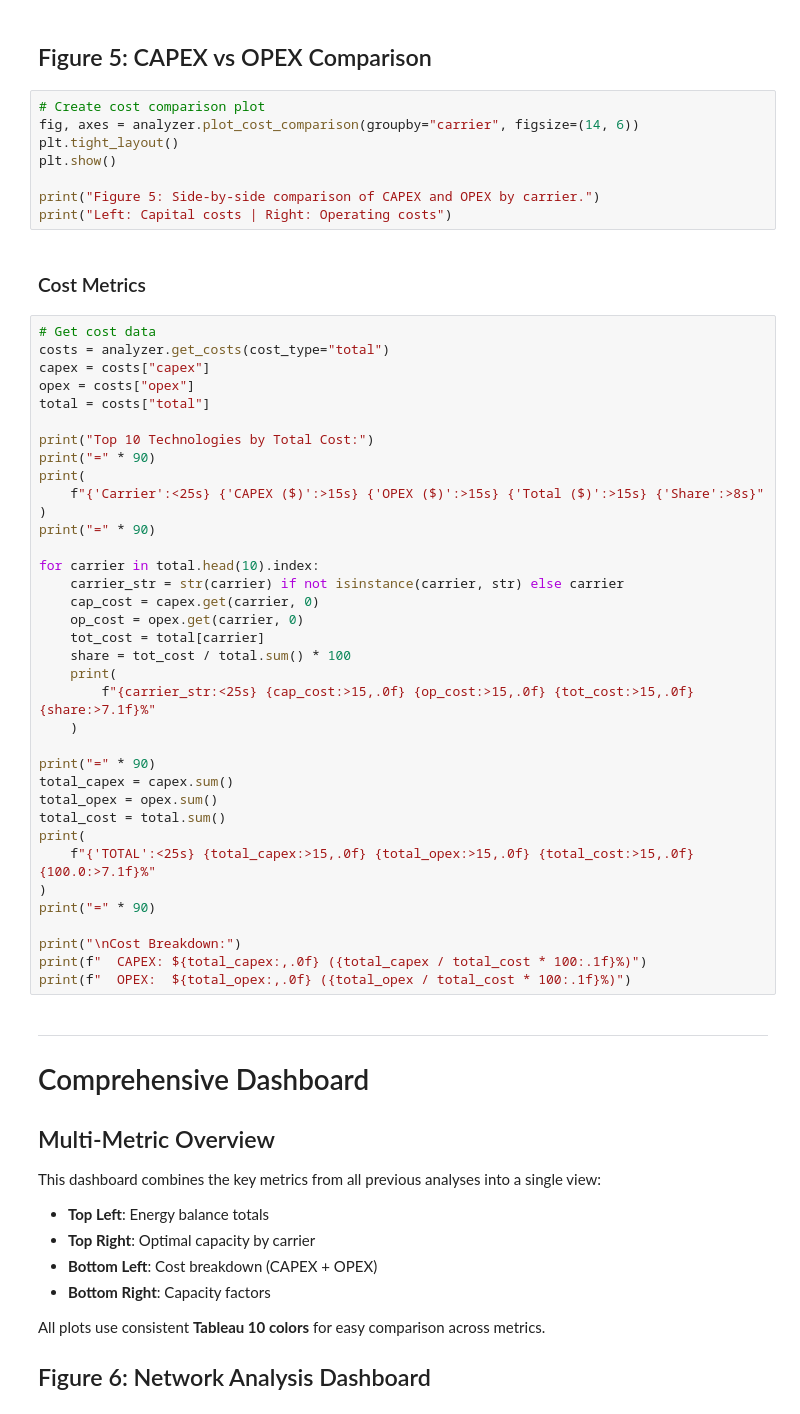
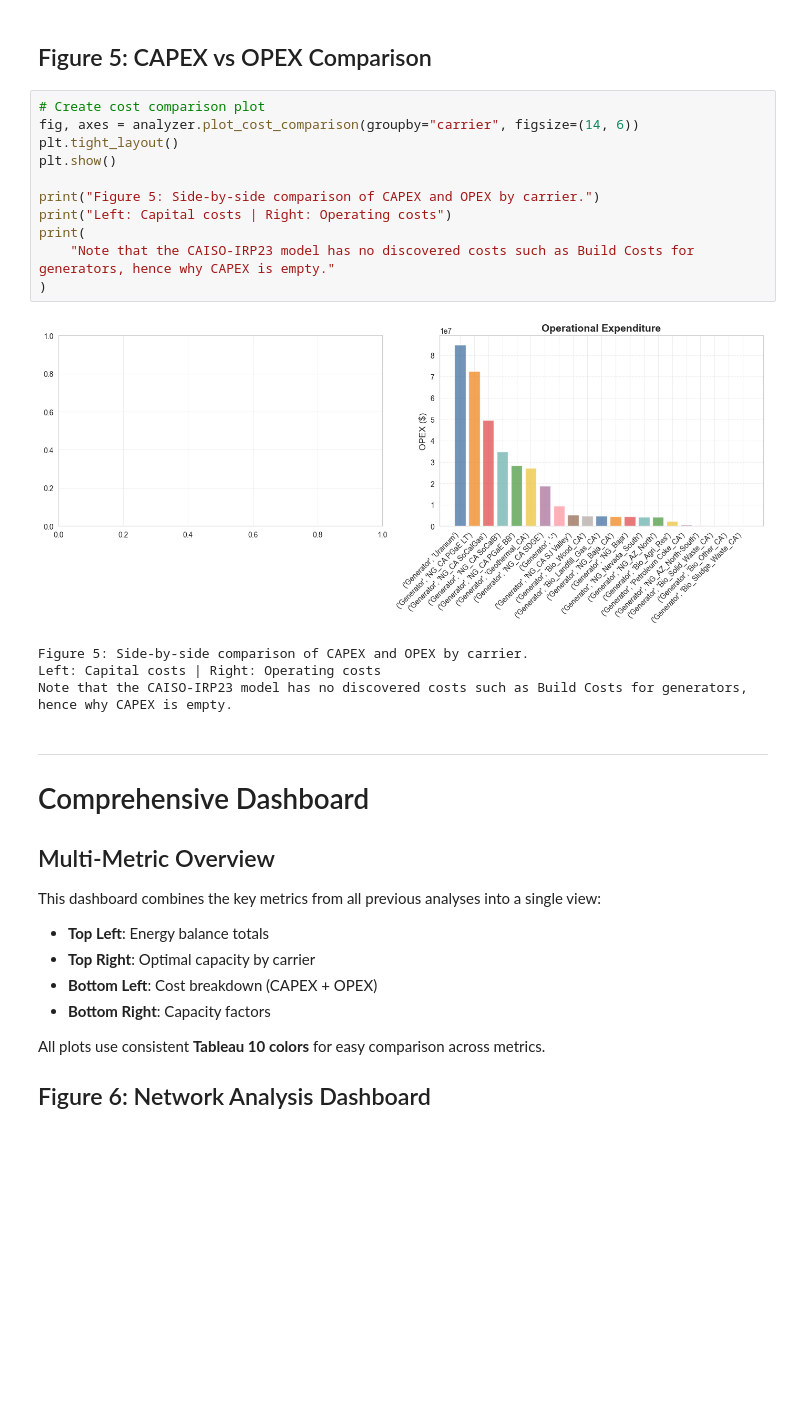
Before and after one commit to open-energy-transition/plexos-to-pypsa-converter, a Jupyter notebook: src/plexos_to_pypsa_converter/examples/caiso_irp23/caiso_analysis.ipynb, the cells around one changed output. Drawn from its saved outputs; the diff is of its cells as text; blank space fills up the shorter version.

```diff
--- a/src/plexos_to_pypsa_converter/examples/caiso_irp23/caiso_analysis.ipynb
+++ b/src/plexos_to_pypsa_converter/examples/caiso_irp23/caiso_analysis.ipynb
@@ -301,49 +415,19 @@ print("Total height represents total cost per technology.")
 # %%
 # Create cost comparison plot
 fig, axes = analyzer.plot_cost_comparison(groupby="carrier", figsize=(14, 6))
 plt.tight_layout()
 plt.show()
 
 print("Figure 5: Side-by-side comparison of CAPEX and OPEX by carrier.")
 print("Left: Capital costs | Right: Operating costs")
+print(
+    "Note that the CAISO-IRP23 model has no discovered costs such as Build Costs for generators, hence why CAPEX is empty."
+)
+# %% [output]
+[figure, added]
+Figure 5: Side-by-side comparison of CAPEX and OPEX by carrier.
+Left: Capital costs | Right: Operating costs
+Note that the CAISO-IRP23 model has no discovered costs such as Build Costs for generators, hence why CAPEX is empty.
-# %% [markdown]
-### Cost Metrics
-# %%
-# Get cost data
-costs = analyzer.get_costs(cost_type="total")
-capex = costs["capex"]
-opex = costs["opex"]
-total = costs["total"]
-
-print("Top 10 Technologies by Total Cost:")
-print("=" * 90)
-print(
-    f"{'Carrier':<25s} {'CAPEX ($)':>15s} {'OPEX ($)':>15s} {'Total ($)':>15s} {'Share':>8s}"
-)
-print("=" * 90)
-
-for carrier in total.head(10).index:
-    carrier_str = str(carrier) if not isinstance(carrier, str) else carrier
-    cap_cost = capex.get(carrier, 0)
-    op_cost = opex.get(carrier, 0)
-    tot_cost = total[carrier]
-    share = tot_cost / total.sum() * 100
-    print(
-        f"{carrier_str:<25s} {cap_cost:>15,.0f} {op_cost:>15,.0f} {tot_cost:>15,.0f} {share:>7.1f}%"
-    )
-
-print("=" * 90)
-total_capex = capex.sum()
-total_opex = opex.sum()
-total_cost = total.sum()
-print(
-    f"{'TOTAL':<25s} {total_capex:>15,.0f} {total_opex:>15,.0f} {total_cost:>15,.0f} {100.0:>7.1f}%"
-)
-print("=" * 90)
-
-print("\nCost Breakdown:")
-print(f"  CAPEX: ${total_capex:,.0f} ({total_capex / total_cost * 100:.1f}%)")
-print(f"  OPEX:  ${total_opex:,.0f} ({total_opex / total_cost * 100:.1f}%)")
 # %% [markdown]
 ---
 
```
Also changed, not shown: parts of 15 cells of this notebook, 1 other file.
